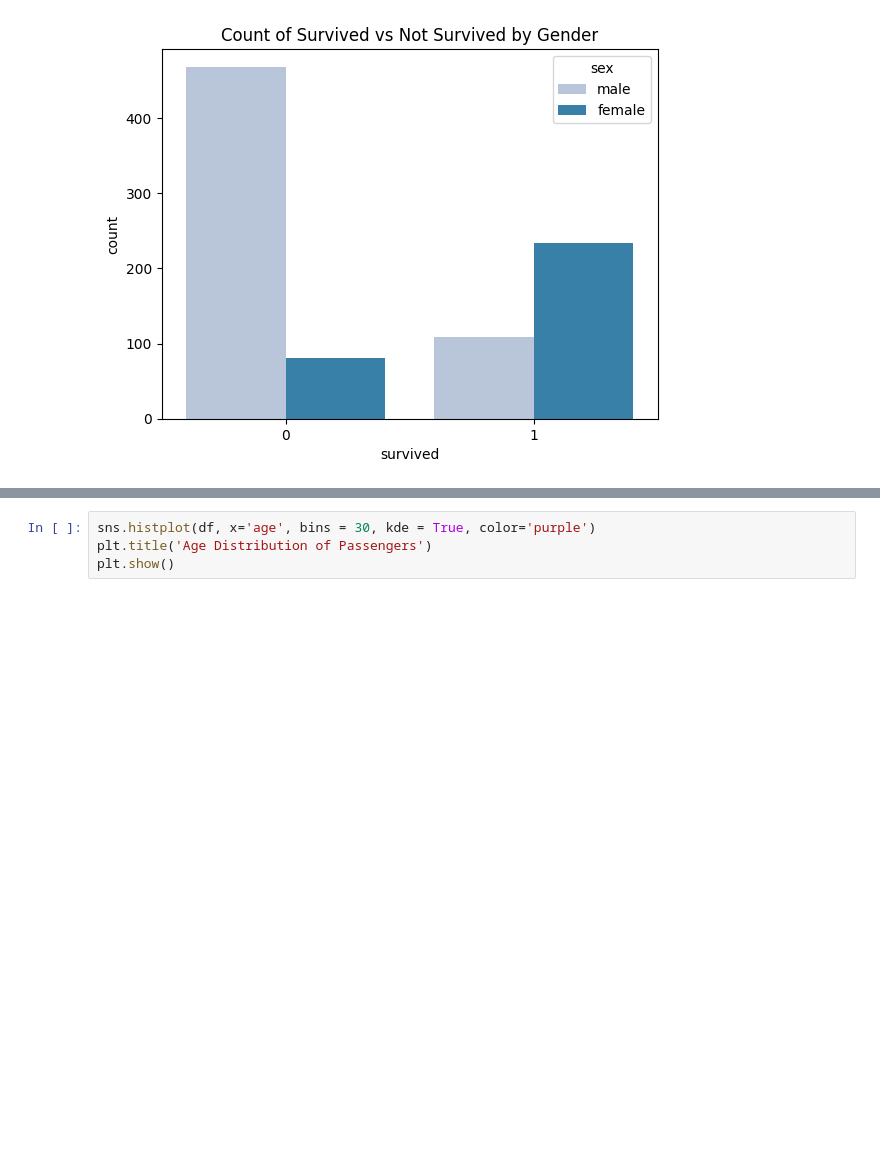
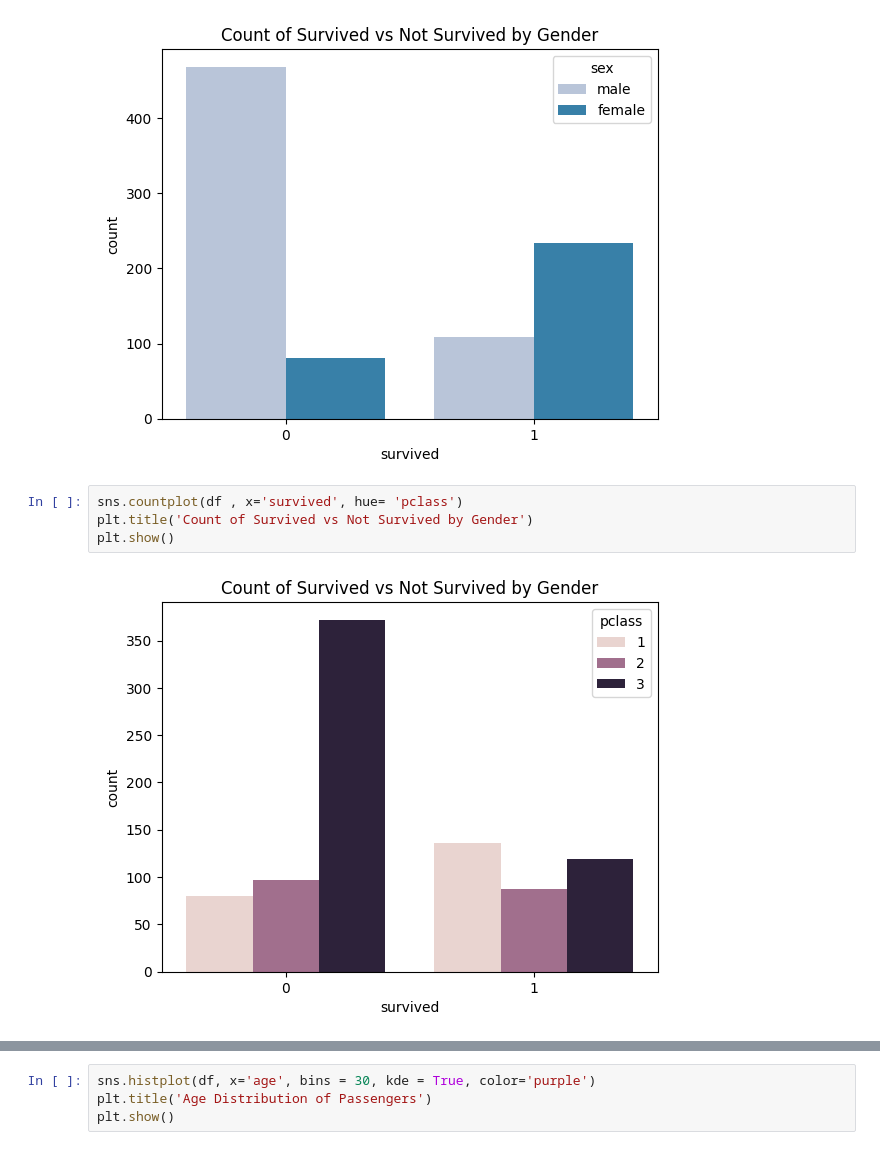
Before and after one commit to Piyush2001Agrawal/Data-Science, a Jupyter notebook: Data visualization/graphs.ipynb, the cells around one changed output, grey strips where cells are left out. Saved outputs shown, nothing was run; the diff lists cells and outputs as text; blank space fills up the shorter version.

```diff
--- a/Data visualization/graphs.ipynb
+++ b/Data visualization/graphs.ipynb
@@ -37,6 +37,12 @@ plt.title('Count of Survived vs Not Survived by Gender')
 plt.show()
 # %% [output]
 [figure]
+# %%
+sns.countplot(df , x='survived', hue= 'pclass')
+plt.title('Count of Survived vs Not Survived by Gender')
+plt.show()
+# %% [output]
+[figure, added]
 # %%
 sns.barplot(df, x= 'class', y ='survived', palette='PuBu')
 plt.title('Survival Rate by Class')
```
Also changed, not shown: parts of 7 cells of this notebook, 7 other files.
